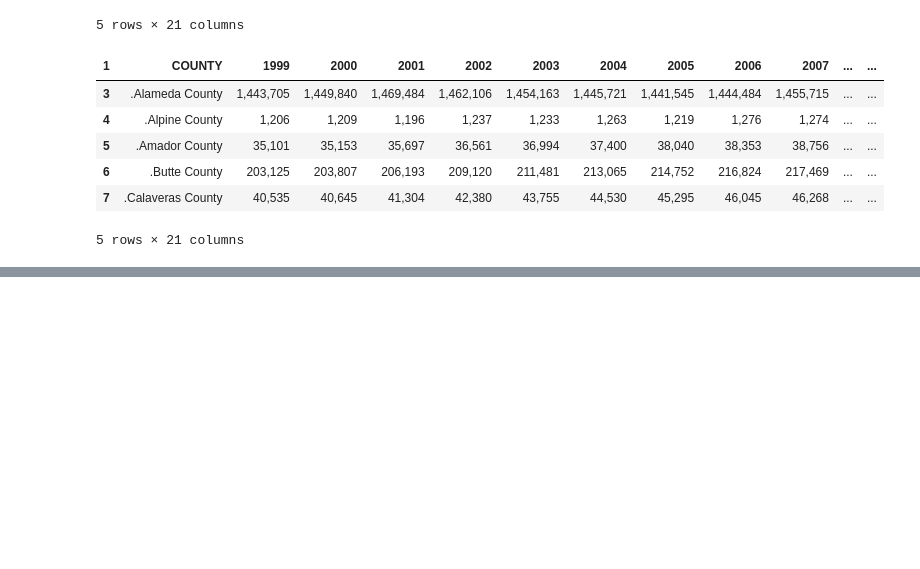
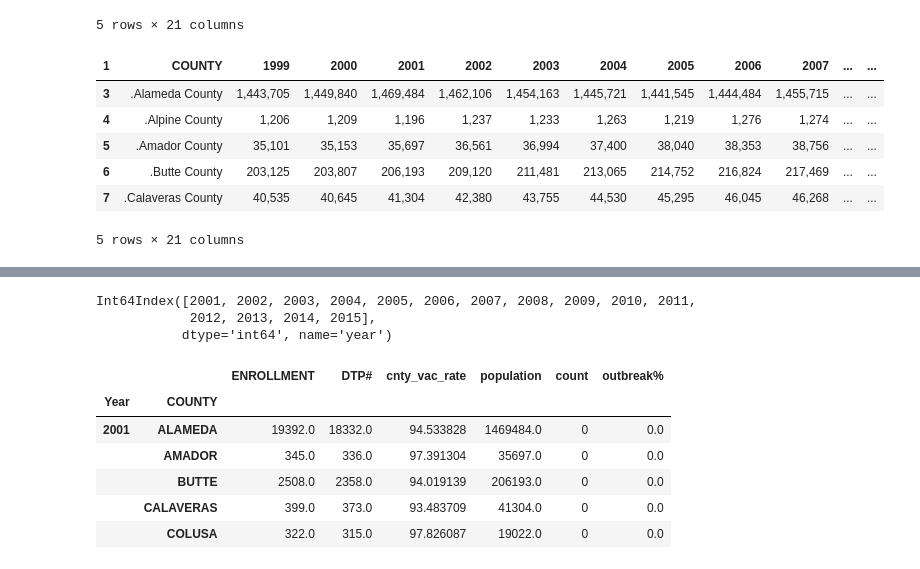
Before and after one commit to timothybarry/ML-Capstone-Project-Repo, a Jupyter notebook: Immunology Study.ipynb, the cells around one changed output, grey strips where cells are left out. Saved outputs shown, nothing was run; the diff lists cells and outputs as text; code cells hidden in the pictures; blank space fills up the shorter version.

Commit message:
completed data cleaning and df merging

```diff
--- a/Immunology Study.ipynb
+++ b/Immunology Study.ipynb
@@ -151,0 +161,5 @@ pop_df.head()
+# %%
+new_df['population'] = new_df['population'].str.replace(',', '')
+new_df['population'] = new_df['population'].astype(float)
+
+new_df.head()
@@ -151,0 +174,12 @@ pop_df.head()
+# %%
+url="https://data.chhs.ca.gov/api/3/action/datastore_search?resource_id=a7a4d868-f6d2-49c9-8a11-904c69a0e3a0&limit=8000"
+
+response = requests.get(url)
+response_json = response.json()
+
+records = response_json['result']['records']
+# %%
+outbreak_df = pd.DataFrame(records)
+outbreak_df = outbreak_df[outbreak_df['disease'] == 'Diphtheria'][['count', 'county', 'year']]
+outbreak_df = outbreak_df[(outbreak_df['year'] != '2016') & (outbreak_df['year'] != '2017')]
+outbreak_df.head()
@@ -151,0 +193,24 @@ pop_df.head()
+# %%
+outbreak_df['year'] = outbreak_df['year'].astype('int64')
+outbreak_df['county'] = outbreak_df['county'].str.upper()
+
+outbreak_df.set_index(['year', 'county'], inplace=True)
+# %%
+outbreak_df.index.unique(level=0)
+# %% [output]
+Int64Index([2001, 2002, 2003, 2004, 2005, 2006, 2007, 2008, 2009, 2010, 2011,
+            2012, 2013, 2014, 2015],
+           dtype='int64', name='year')
+# %%
+new_df.index.unique(level=0)
+final_df = new_df.merge(outbreak_df, left_on=['Year', 'COUNTY'], right_index=True)
+final_df['outbreak%'] = final_df['count']/final_df['population']
+final_df.head()
+# %% [output]
+|  |  | ENROLLMENT | DTP# | cnty_vac_rate | population | count | outbreak% |
+| Year | COUNTY |  |  |  |  |  |  |
+| 2001 | ALAMEDA | 19392.0 | 18332.0 | 94.533828 | 1469484.0 | 0 | 0.0 |
+|  | AMADOR | 345.0 | 336.0 | 97.391304 | 35697.0 | 0 | 0.0 |
+|  | BUTTE | 2508.0 | 2358.0 | 94.019139 | 206193.0 | 0 | 0.0 |
+|  | CALAVERAS | 399.0 | 373.0 | 93.483709 | 41304.0 | 0 | 0.0 |
+|  | COLUSA | 322.0 | 315.0 | 97.826087 | 19022.0 | 0 | 0.0 |
```
Also changed, not shown: parts of 15 cells of this notebook.
